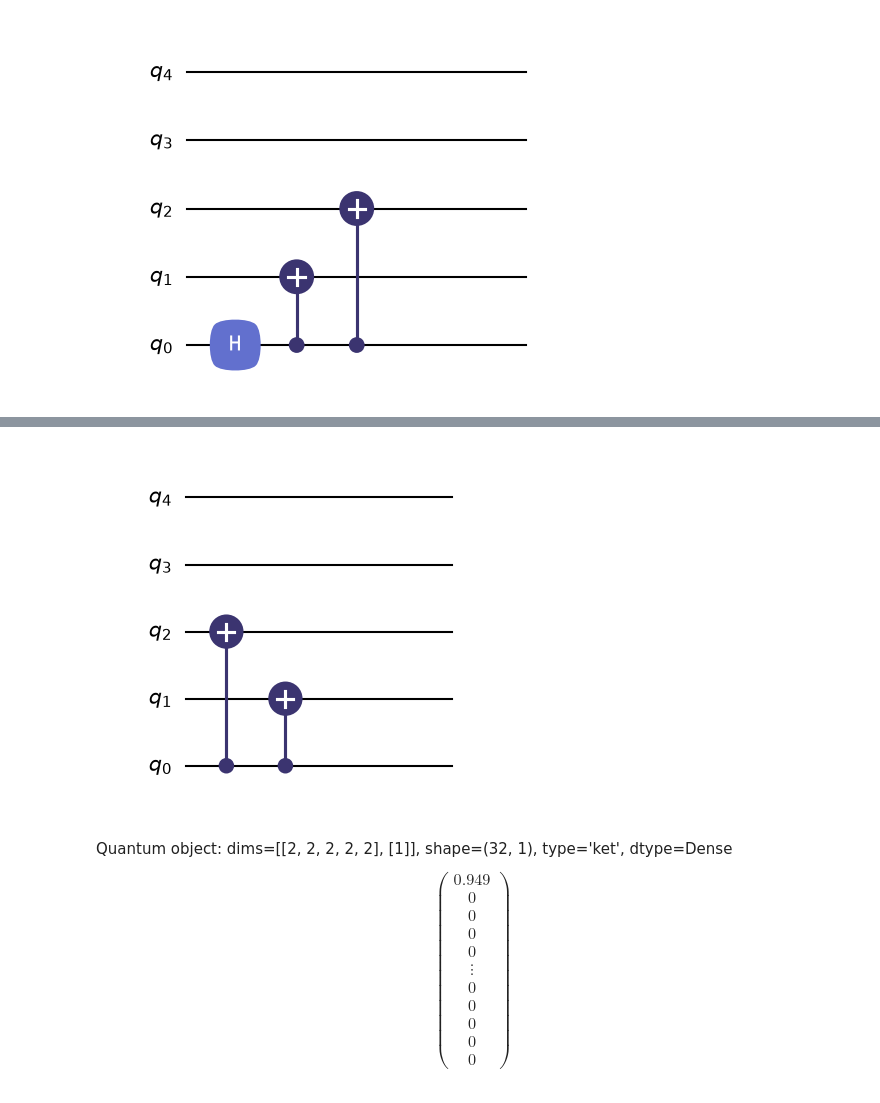
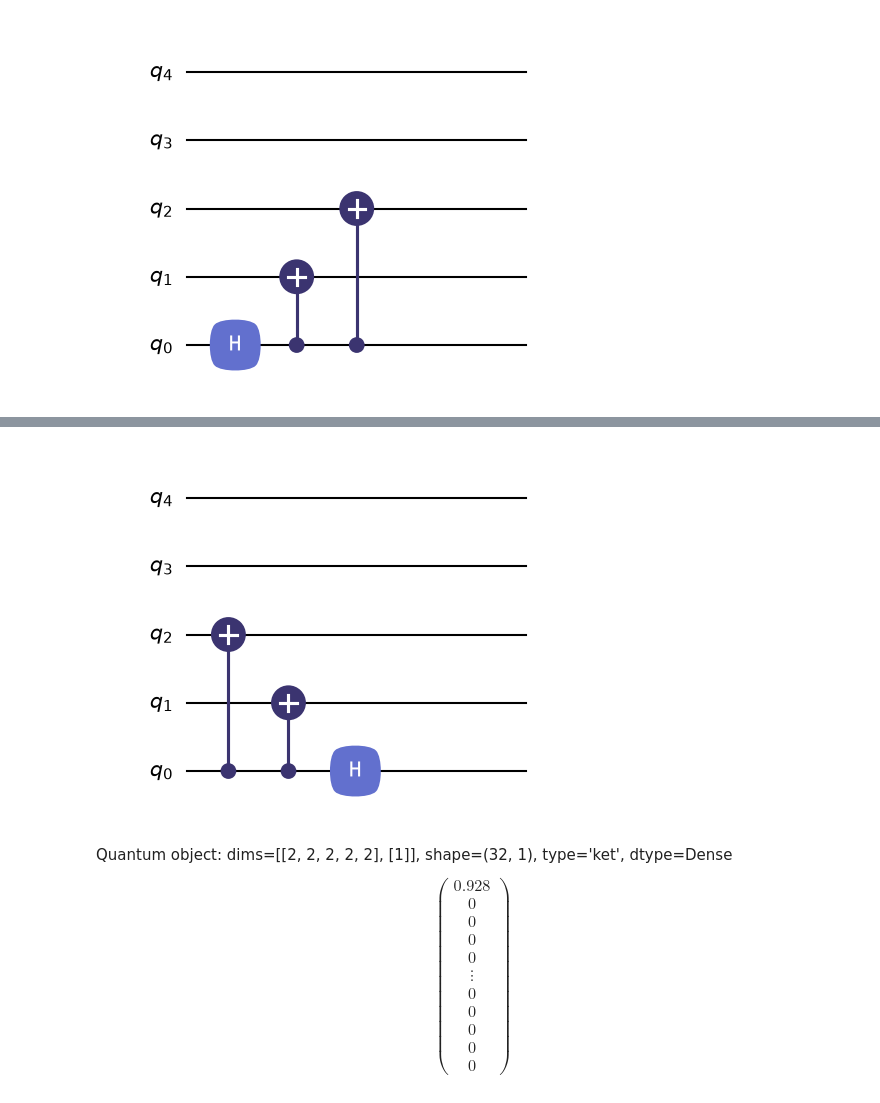
Before and after one commit to Al3xBarbe/Shor_9QBit, a Jupyter notebook: 3qbits_errorphase.ipynb, the cells around one changed output, grey strips where cells are left out. Drawn from its saved outputs; the diff is of its cells as text; code cells hidden in the pictures.

```diff
--- a/3qbits_errorphase.ipynb
+++ b/3qbits_errorphase.ipynb
@@ -175,17 +169,18 @@ Quantum object: dims=[[2, 2, 2, 2, 2], [1]], shape=(32, 1), type='ket', dtype=De
 # %%
 #CIRCUITO DECOD
 decod=QubitCircuit(5, reverse_states=False)
 decod.add_gate("CNOT", controls=[0], targets=[2])
 decod.add_gate("CNOT", controls=[0], targets=[1])
+decod.add_gate("H", targets=[0])
 decod
 # %% [output]
-[figure, old version]
+[figure, new version]
 # %%
 #ELEGIR SI DECODIFICAR EL ESTADO CORREGIDO MANUALMENTE O QUANTICAMENTE (manualcorr, quantumcorr)
-decoded_state = decod.run(state=manualcorr)
+decoded_state = decod.run(state=quantumcorr)
 decoded_state
 # %% [output]
-Quantum object: dims=[[2, 2, 2, 2, 2], [1]], shape=(32, 1), type='ket', dtype=Dense$$\left(\begin{array}{cc}0.949\\0\\0\\0\\0\\\vdots\\0\\0\\0\\0\\0\end{array}\right)$$
+Quantum object: dims=[[2, 2, 2, 2, 2], [1]], shape=(32, 1), type='ket', dtype=Dense$$\left(\begin{array}{cc}0.928\\0\\0\\0\\0\\\vdots\\0\\0\\0\\0\\0\end{array}\right)$$
 # %%
 decoded_state.ptrace(0).eigenstates()
 # %% [output]
```
Also changed, not shown: parts of 16 cells of this notebook, 2 other files.
